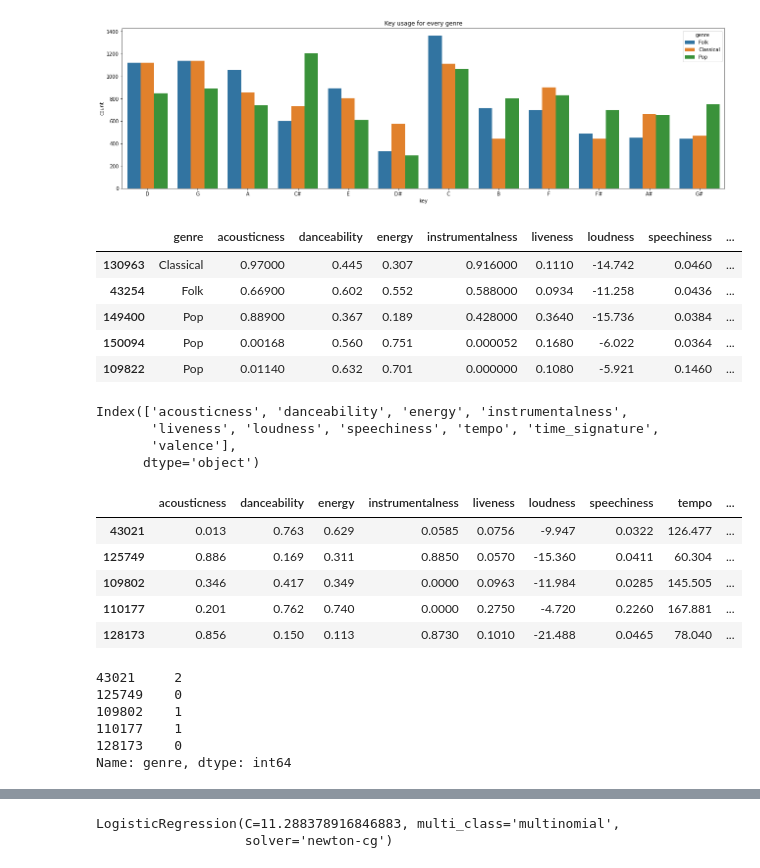
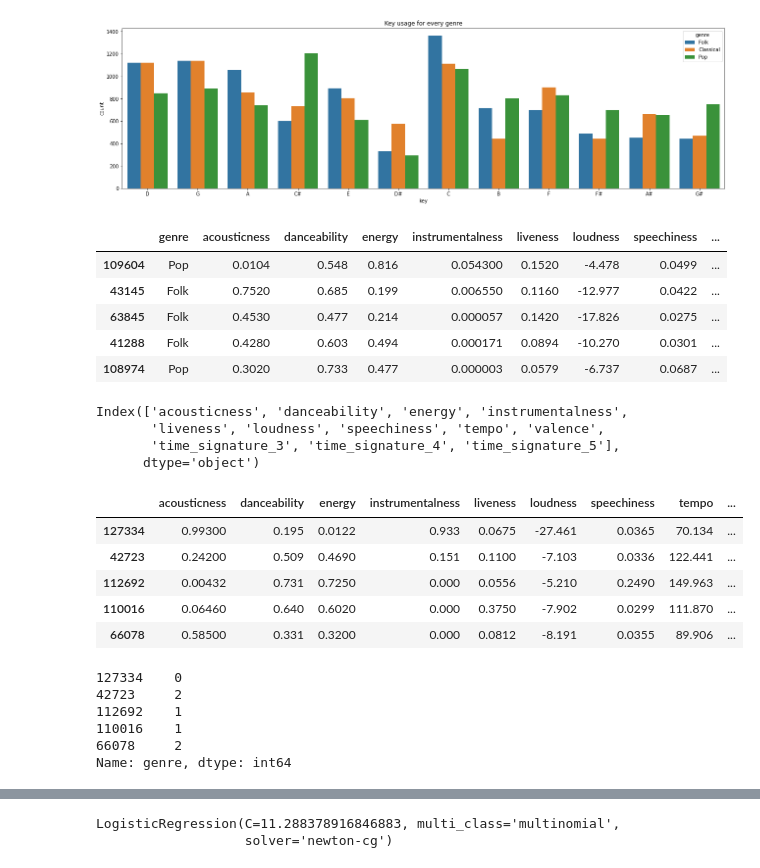
Before and after one commit to plspeziali/spotify-genre-predictor, a Jupyter notebook: spotify-genre-prediction-lr-mlp.ipynb, the cells around one changed output, grey strips where cells are left out. Cells and saved outputs as stored; diff of their text form; code cells hidden in the pictures.

```diff
--- a/spotify-genre-prediction-lr-mlp.ipynb
+++ b/spotify-genre-prediction-lr-mlp.ipynb
@@ -122,27 +124,28 @@ Text(0.5, 1.0, 'Key usage for every genre')
 [figure]
 # %%
 new_df = df.drop(['artist_name','track_name','track_id','popularity','key','mode','duration_ms'],axis = 1)
+new_df.time_signature = new_df.time_signature.map( {'3/4':3 , '4/4':4, '5/4':5} )
+new_df = pd.get_dummies(data= new_df, columns=['time_signature'])
 from sklearn.utils import shuffle
 new_df = shuffle(new_df)
 display(new_df.head())
 # %% [output]
 |  | genre | acousticness | danceability | energy | instrumentalness | liveness | loudness | speechiness | ... |
-| 130963 | Classical | 0.97000 | 0.445 | 0.307 | 0.916000 | 0.1110 | -14.742 | 0.0460 | ... |
-| 43254 | Folk | 0.66900 | 0.602 | 0.552 | 0.588000 | 0.0934 | -11.258 | 0.0436 | ... |
-| 149400 | Pop | 0.88900 | 0.367 | 0.189 | 0.428000 | 0.3640 | -15.736 | 0.0384 | ... |
-| 150094 | Pop | 0.00168 | 0.560 | 0.751 | 0.000052 | 0.1680 | -6.022 | 0.0364 | ... |
-| 109822 | Pop | 0.01140 | 0.632 | 0.701 | 0.000000 | 0.1080 | -5.921 | 0.1460 | ... |
+| 109604 | Pop | 0.0104 | 0.548 | 0.816 | 0.054300 | 0.1520 | -4.478 | 0.0499 | ... |
+| 43145 | Folk | 0.7520 | 0.685 | 0.199 | 0.006550 | 0.1160 | -12.977 | 0.0422 | ... |
+| 63845 | Folk | 0.4530 | 0.477 | 0.214 | 0.000057 | 0.1420 | -17.826 | 0.0275 | ... |
+| 41288 | Folk | 0.4280 | 0.603 | 0.494 | 0.000171 | 0.0894 | -10.270 | 0.0301 | ... |
+| 108974 | Pop | 0.3020 | 0.733 | 0.477 | 0.000003 | 0.0579 | -6.737 | 0.0687 | ... |
 # %%
 features = new_df.keys().drop(['genre']);
 display(features)
 # %% [output]
 Index(['acousticness', 'danceability', 'energy', 'instrumentalness',
-       'liveness', 'loudness', 'speechiness', 'tempo', 'time_signature',
-       'valence'],
+       'liveness', 'loudness', 'speechiness', 'tempo', 'valence',
+       'time_signature_3', 'time_signature_4', 'time_signature_5'],
       dtype='object')
 # %%
 new_df.genre = new_df.genre.map( {'Classical':0 , 'Pop':1, 'Folk':2} )
-new_df.time_signature = new_df.time_signature.map( {'3/4':3 , '4/4':4, '5/4':5} )
 training = new_df.sample(frac = 0.8,random_state = 420)
 X_train = training[features]
 y_train = training['genre']
@@ -152,14 +155,14 @@ display(X_train.head())
 display(y_train.head())
 # %% [output]
 |  | acousticness | danceability | energy | instrumentalness | liveness | loudness | speechiness | tempo | ... |
-| 43021 | 0.013 | 0.763 | 0.629 | 0.0585 | 0.0756 | -9.947 | 0.0322 | 126.477 | ... |
-| 125749 | 0.886 | 0.169 | 0.311 | 0.8850 | 0.0570 | -15.360 | 0.0411 | 60.304 | ... |
-| 109802 | 0.346 | 0.417 | 0.349 | 0.0000 | 0.0963 | -11.984 | 0.0285 | 145.505 | ... |
-| 110177 | 0.201 | 0.762 | 0.740 | 0.0000 | 0.2750 | -4.720 | 0.2260 | 167.881 | ... |
-| 128173 | 0.856 | 0.150 | 0.113 | 0.8730 | 0.1010 | -21.488 | 0.0465 | 78.040 | ... |
+| 127334 | 0.99300 | 0.195 | 0.0122 | 0.933 | 0.0675 | -27.461 | 0.0365 | 70.134 | ... |
+| 42723 | 0.24200 | 0.509 | 0.4690 | 0.151 | 0.1100 | -7.103 | 0.0336 | 122.441 | ... |
+| 112692 | 0.00432 | 0.731 | 0.7250 | 0.000 | 0.0556 | -5.210 | 0.2490 | 149.963 | ... |
+| 110016 | 0.06460 | 0.640 | 0.6020 | 0.000 | 0.3750 | -7.902 | 0.0299 | 111.870 | ... |
+| 66078 | 0.58500 | 0.331 | 0.3200 | 0.000 | 0.0812 | -8.191 | 0.0355 | 89.906 | ... |
-43021     2
-125749    0
-109802    1
-110177    1
-128173    0
+127334    0
+42723     2
+112692    1
+110016    1
+66078     2
 Name: genre, dtype: int64
```
Also changed, not shown: parts of 16 cells of this notebook.
